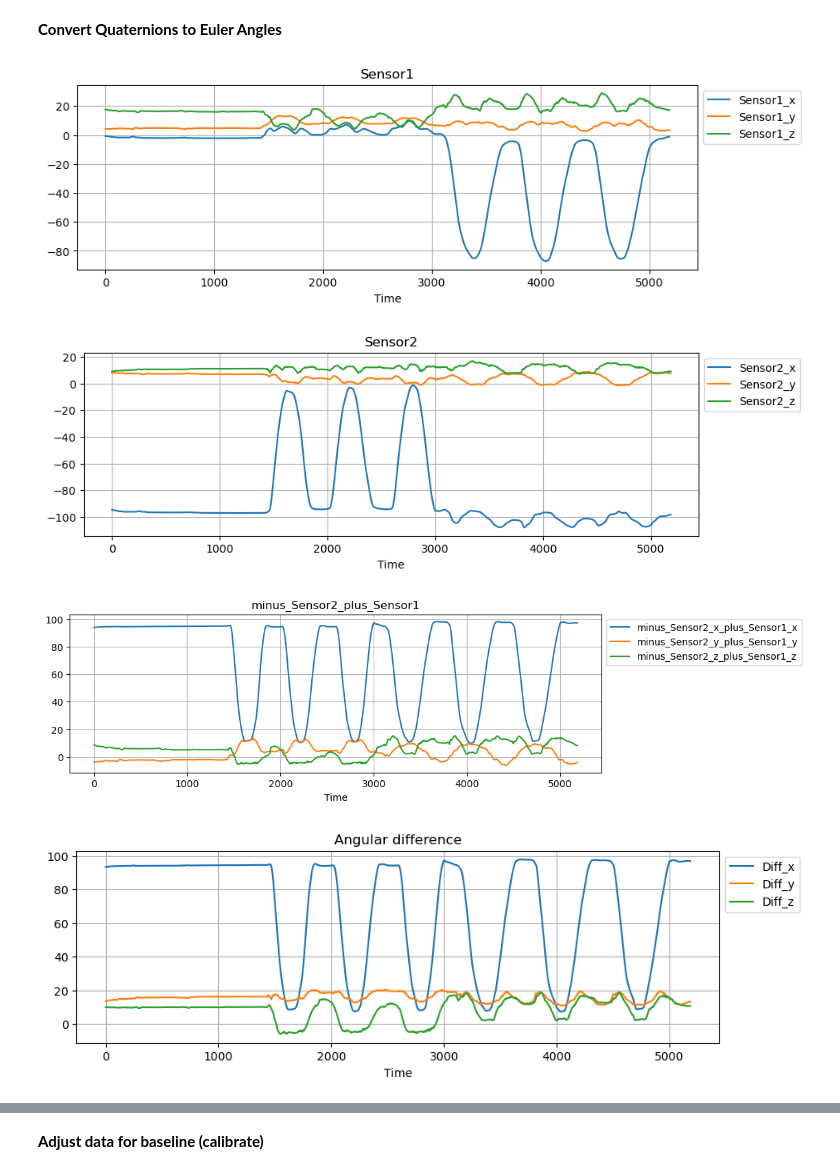
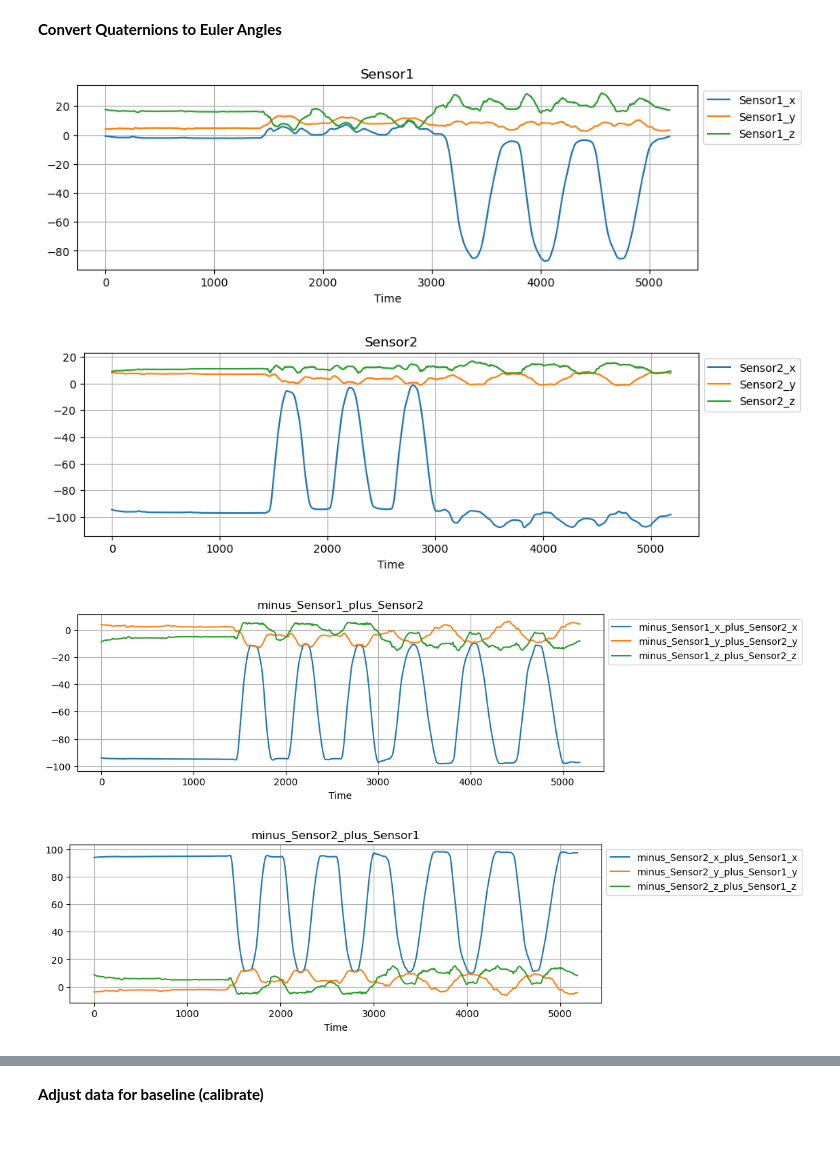
Before and after one commit to nvanvlasselaer/Knee-kinematics, a Jupyter notebook: kneekinematics.ipynb, the cells around one changed output, grey strips where cells are left out. Cells and saved outputs as stored; diff of their text form; code cells hidden in the pictures; blank space fills up the shorter version.

```diff
--- a/kneekinematics.ipynb
+++ b/kneekinematics.ipynb
@@ -197,16 +197,16 @@ plt.xlabel('Time')
 plt.show()
 
 
-# # plot minus_Sensor1_plus_Sensor2
-# plt.figure(figsize=(10, 3))
-# converted_data['minus_Sensor1_x_plus_Sensor2_x'].plot()
-# converted_data['minus_Sensor1_y_plus_Sensor2_y'].plot()
-# converted_data['minus_Sensor1_z_plus_Sensor2_z'].plot()
-# plt.legend(bbox_to_anchor=(1, 1), loc='upper left')
-# plt.grid()
-# plt.title('minus_Sensor1_plus_Sensor2')
-# plt.xlabel('Time')
-# plt.show()
+# plot minus_Sensor1_plus_Sensor2
+plt.figure(figsize=(10, 3))
+converted_data['minus_Sensor1_x_plus_Sensor2_x'].plot()
+converted_data['minus_Sensor1_y_plus_Sensor2_y'].plot()
+converted_data['minus_Sensor1_z_plus_Sensor2_z'].plot()
+plt.legend(bbox_to_anchor=(1, 1), loc='upper left')
+plt.grid()
+plt.title('minus_Sensor1_plus_Sensor2')
+plt.xlabel('Time')
+plt.show()
 
 
 # plot minus_Sensor2_plus_Sensor1
@@ -240,32 +240,32 @@ plt.show()
 # plt.grid()
 # plt.title('Snapshot minus_Sensor1_plus_Sensor2')
 # plt.xlabel('Snaps')
 # plt.show()
 
 # plot minus_Sensor2_minus_Sensor1 for the snapshot
 plt.figure(figsize=(3, 2))
 converted_snapshot['minus_Sensor2_x_plus_Sensor1_x'].plot()
 converted_snapshot['minus_Sensor2_y_plus_Sensor1_y'].plot()
 converted_snapshot['minus_Sensor2_z_plus_Sensor1_z'].plot()
 plt.legend(bbox_to_anchor=(1, 1), loc='upper left')
 plt.grid()
 plt.title('Snapshot minus_Sensor2_minus_Sensor1')
 plt.xlabel('Snaps')
 plt.show()
 
 
 # plot Angular difference for the snapshot
 plt.figure(figsize=(3, 2))
 converted_snapshot['Diff_x'].plot()
 converted_snapshot['Diff_y'].plot()
 converted_snapshot['Diff_z'].plot()
 plt.legend(bbox_to_anchor=(1, 1), loc='upper left')
 plt.grid()
 plt.title('Snapshot Angular difference')
 plt.xlabel('Snaps')
 plt.show()
 # %% [output]
 [figure]
 [figure]
-[figure, old version]
+[figure, new version]
-[figure, old version]
+[figure, new version]
```
Also changed, not shown: parts of 8 cells of this notebook, 25 other files.
